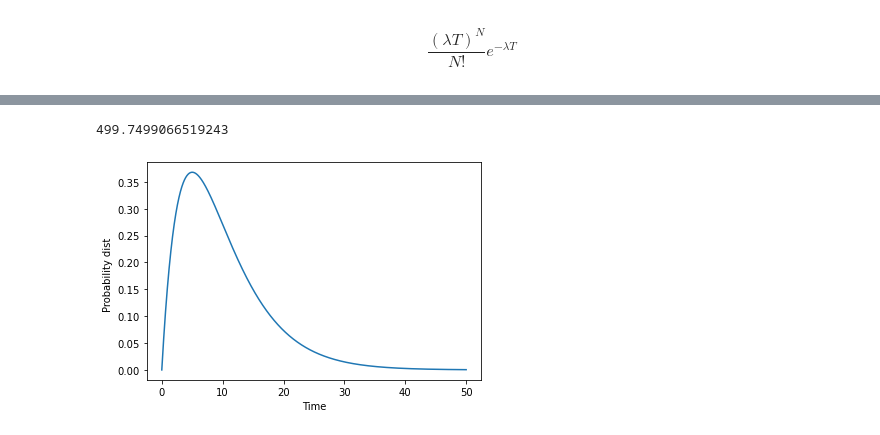
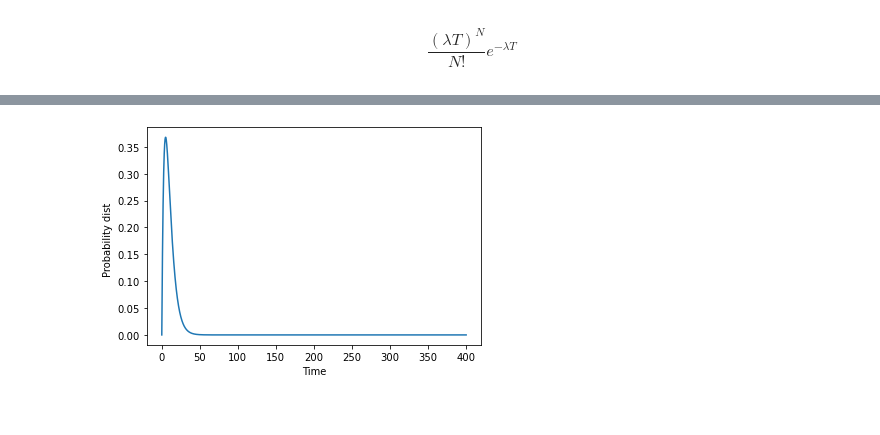
Before and after one commit to DanidelRio/Neuro_classes, a Jupyter notebook: Phys_bio/HW4_poisson_process.ipynb, the cells around one changed output, grey strips where cells are left out. Drawn from its saved outputs; the diff is of its cells as text; code cells hidden in the pictures.

```diff
--- a/Phys_bio/HW4_poisson_process.ipynb
+++ b/Phys_bio/HW4_poisson_process.ipynb
@@ -10,0 +33,15 @@ import matplotlib.pyplot as plt
+# %%
+# Part c
+n = 0
+times = np.arange(0, 400.01, 0.1)
+nt = np.zeros(len(times)-1)
+
+for i in range(len(times)-1):
+
+    p0 = P_0(times[i+1]-times[i])
+
+    if comparison(p0):
+        n+=1
+    nt[i] = n
+
+print(n)
@@ -10,0 +58,20 @@ import matplotlib.pyplot as plt
+# %%
+# d) Determine the mean and CV by running multiple times
+realizations = 1000
+
+times = np.arange(0, 400.01, 0.1)
+n_s = np.zeros(realizations)
+
+for k in range(realizations):
+    n = 0
+
+    for i in range(len(times)-1):
+
+        p0 = P_0(times[i+1]-times[i])
+
+        if comparison(p0):
+            n+=1
+    n_s[k] = n
+
+print("Mean = ",np.mean(n_s))
+print("Coefficient of variation CV = ", np.std(n_s)/np.mean(n_s))
@@ -14,6 +98,4 @@ $$\frac{(\lambda T)^N}{N!}e^{-\lambda T}$$
 def poisson(n, t, lamb=0.2):
     return (((lamb*t)**n)/factorial(n))*np.exp(-lamb*t)
 # %%
-time = [0.01*i for i in range(5000)]
-print(max(time))
-y = [poisson(1,time[i]) for i in range(len(time))]
+y = [poisson(1,times[i]) for i in range(len(times))]
@@ -32,11 +102,7 @@ plt.show()
-# %%
-np.sum(y)
-# %% [output]
-499.7499066519243
 # %%
-plt.plot(time, y)
+plt.plot(times, y)
 plt.xlabel("Time")
 plt.ylabel("Probability dist  ")
 plt.show()
 # %% [output]
-[figure, old version]
+[figure, new version]
```
Also changed, not shown: parts of 10 cells of this notebook.
